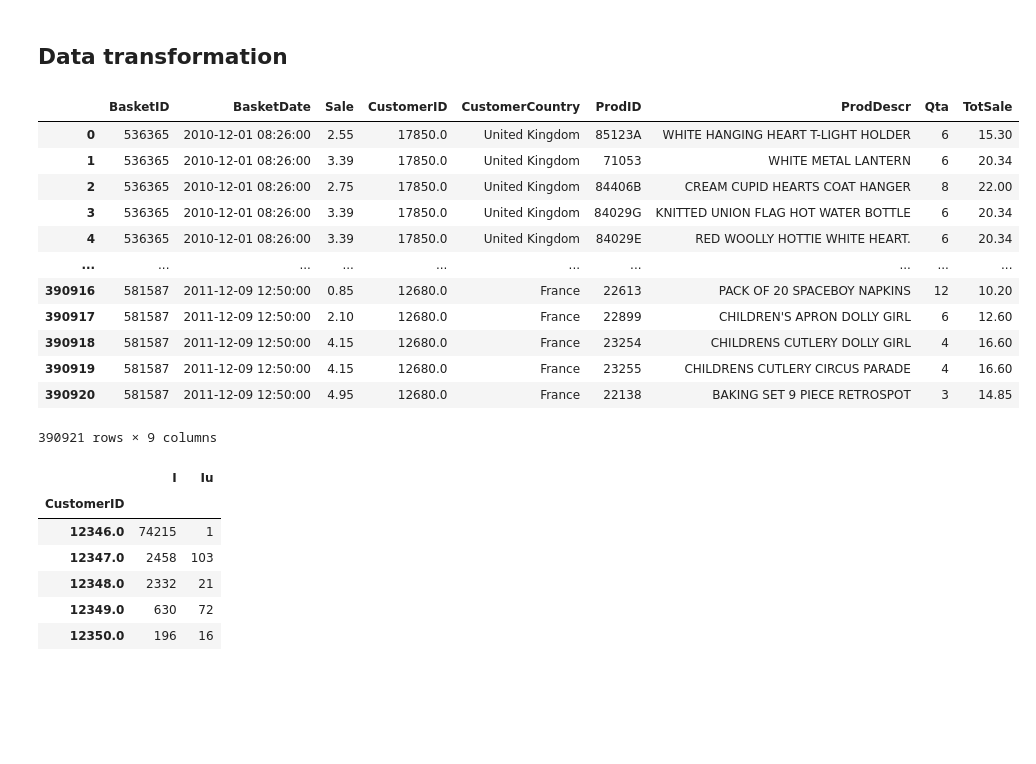
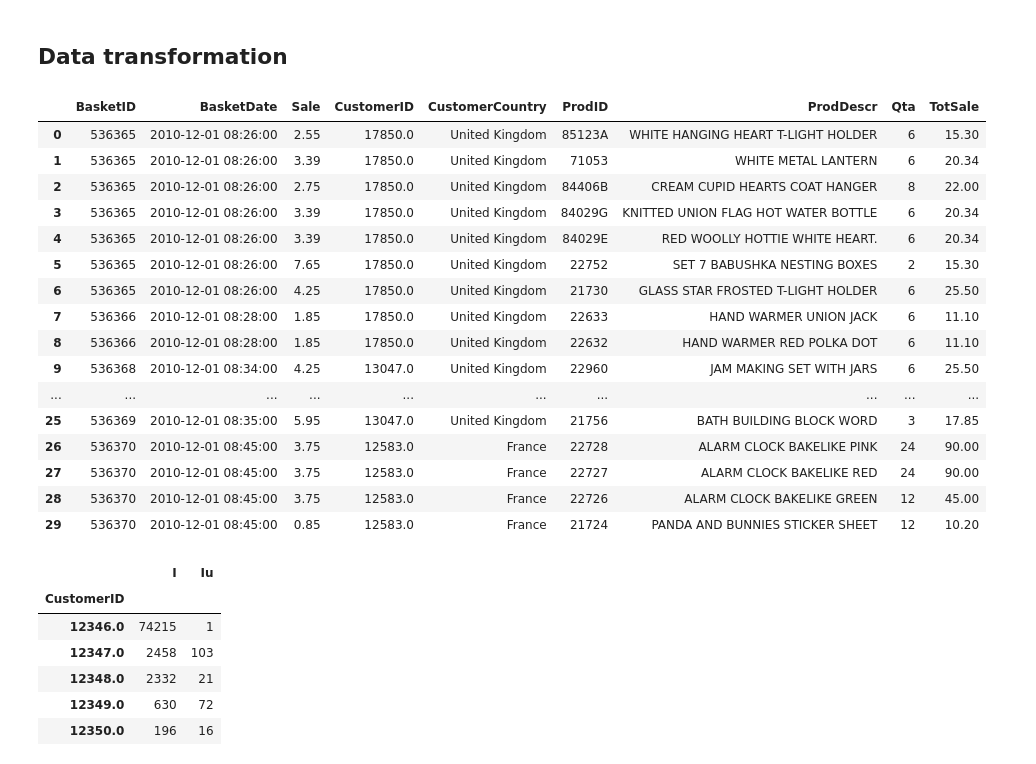
Before and after one commit to saramont/customer_supermarket_analysis, a Jupyter notebook: data_transformation.ipynb, the cells around one changed output. Drawn from its saved outputs; the diff is of its cells as text; code cells hidden in the pictures; blank space fills up the shorter version.

```diff
--- a/data_transformation.ipynb
+++ b/data_transformation.ipynb
@@ -9,18 +9,22 @@ plt.style.use('seaborn-white')
 # %%
 df = pd.read_csv('customer_supermarket_prepared.csv', sep=',')
 df.drop(columns=['Unnamed: 0'], inplace=True)
-df
+df.head(30)
 # %% [output]
 |  | BasketID | BasketDate | Sale | CustomerID | CustomerCountry | ProdID | ProdDescr | Qta | TotSale |
 | 0 | 536365 | 2010-12-01 08:26:00 | 2.55 | 17850.0 | United Kingdom | 85123A | WHITE HANGING HEART T-LIGHT HOLDER | 6 | 15.30 |
 | 1 | 536365 | 2010-12-01 08:26:00 | 3.39 | 17850.0 | United Kingdom | 71053 | WHITE METAL LANTERN | 6 | 20.34 |
 | 2 | 536365 | 2010-12-01 08:26:00 | 2.75 | 17850.0 | United Kingdom | 84406B | CREAM CUPID HEARTS COAT HANGER | 8 | 22.00 |
 | 3 | 536365 | 2010-12-01 08:26:00 | 3.39 | 17850.0 | United Kingdom | 84029G | KNITTED UNION FLAG HOT WATER BOTTLE | 6 | 20.34 |
 | 4 | 536365 | 2010-12-01 08:26:00 | 3.39 | 17850.0 | United Kingdom | 84029E | RED WOOLLY HOTTIE WHITE HEART. | 6 | 20.34 |
+| 5 | 536365 | 2010-12-01 08:26:00 | 7.65 | 17850.0 | United Kingdom | 22752 | SET 7 BABUSHKA NESTING BOXES | 2 | 15.30 |
+| 6 | 536365 | 2010-12-01 08:26:00 | 4.25 | 17850.0 | United Kingdom | 21730 | GLASS STAR FROSTED T-LIGHT HOLDER | 6 | 25.50 |
+| 7 | 536366 | 2010-12-01 08:28:00 | 1.85 | 17850.0 | United Kingdom | 22633 | HAND WARMER UNION JACK | 6 | 11.10 |
+| 8 | 536366 | 2010-12-01 08:28:00 | 1.85 | 17850.0 | United Kingdom | 22632 | HAND WARMER RED POLKA DOT | 6 | 11.10 |
+| 9 | 536368 | 2010-12-01 08:34:00 | 4.25 | 13047.0 | United Kingdom | 22960 | JAM MAKING SET WITH JARS | 6 | 25.50 |
 | ... | ... | ... | ... | ... | ... | ... | ... | ... | ... |
-| 390916 | 581587 | 2011-12-09 12:50:00 | 0.85 | 12680.0 | France | 22613 | PACK OF 20 SPACEBOY NAPKINS | 12 | 10.20 |
-| 390917 | 581587 | 2011-12-09 12:50:00 | 2.10 | 12680.0 | France | 22899 | CHILDREN'S APRON DOLLY GIRL | 6 | 12.60 |
-| 390918 | 581587 | 2011-12-09 12:50:00 | 4.15 | 12680.0 | France | 23254 | CHILDRENS CUTLERY DOLLY GIRL | 4 | 16.60 |
-| 390919 | 581587 | 2011-12-09 12:50:00 | 4.15 | 12680.0 | France | 23255 | CHILDRENS CUTLERY CIRCUS PARADE | 4 | 16.60 |
-| 390920 | 581587 | 2011-12-09 12:50:00 | 4.95 | 12680.0 | France | 22138 | BAKING SET 9 PIECE RETROSPOT | 3 | 14.85 |
+| 25 | 536369 | 2010-12-01 08:35:00 | 5.95 | 13047.0 | United Kingdom | 21756 | BATH BUILDING BLOCK WORD | 3 | 17.85 |
+| 26 | 536370 | 2010-12-01 08:45:00 | 3.75 | 12583.0 | France | 22728 | ALARM CLOCK BAKELIKE PINK | 24 | 90.00 |
+| 27 | 536370 | 2010-12-01 08:45:00 | 3.75 | 12583.0 | France | 22727 | ALARM CLOCK BAKELIKE RED | 24 | 90.00 |
+| 28 | 536370 | 2010-12-01 08:45:00 | 3.75 | 12583.0 | France | 22726 | ALARM CLOCK BAKELIKE GREEN | 12 | 45.00 |
+| 29 | 536370 | 2010-12-01 08:45:00 | 0.85 | 12583.0 | France | 21724 | PANDA AND BUNNIES STICKER SHEET | 12 | 10.20 |
-390921 rows × 9 columns
```
Also changed, not shown: parts of 12 cells of this notebook.
